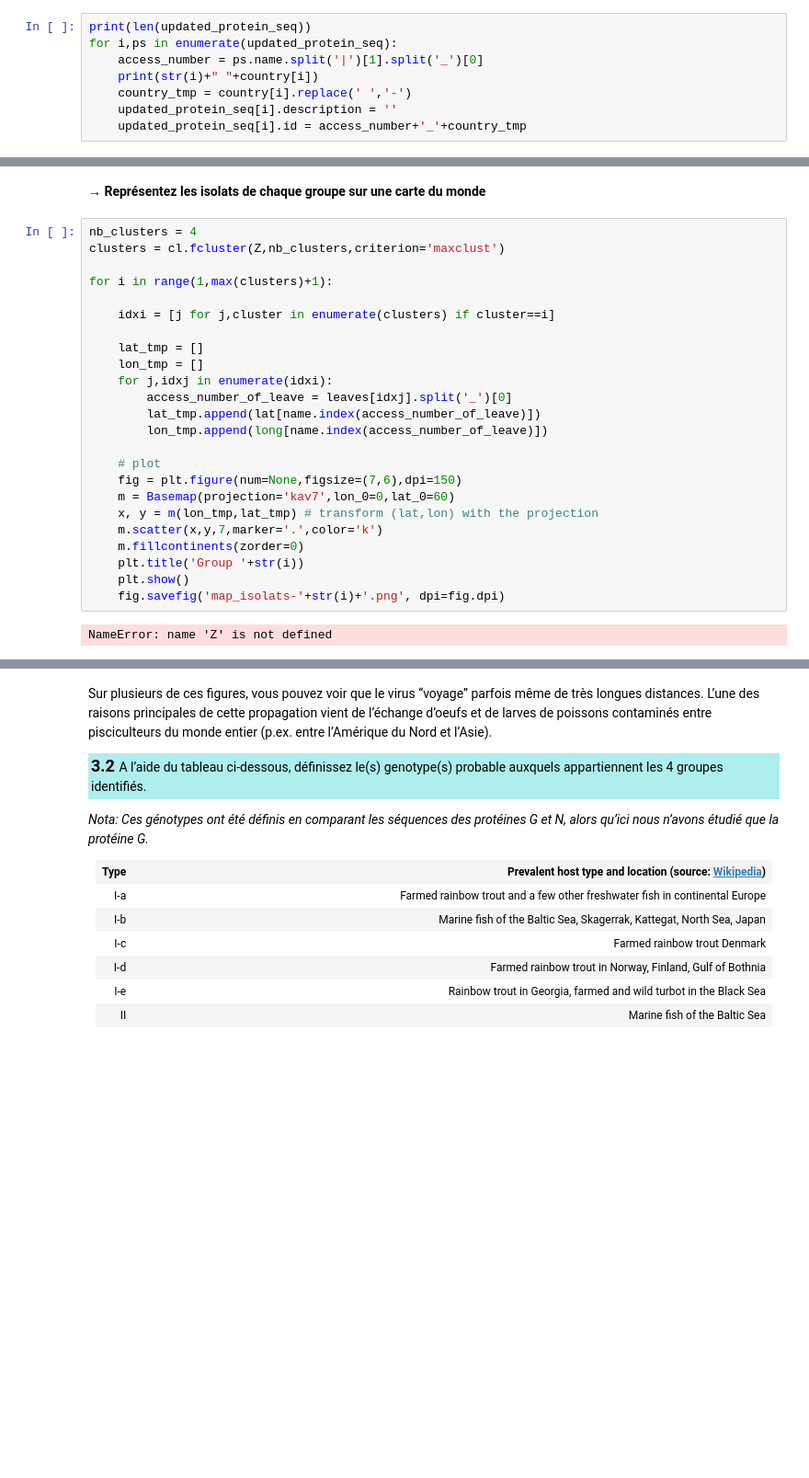
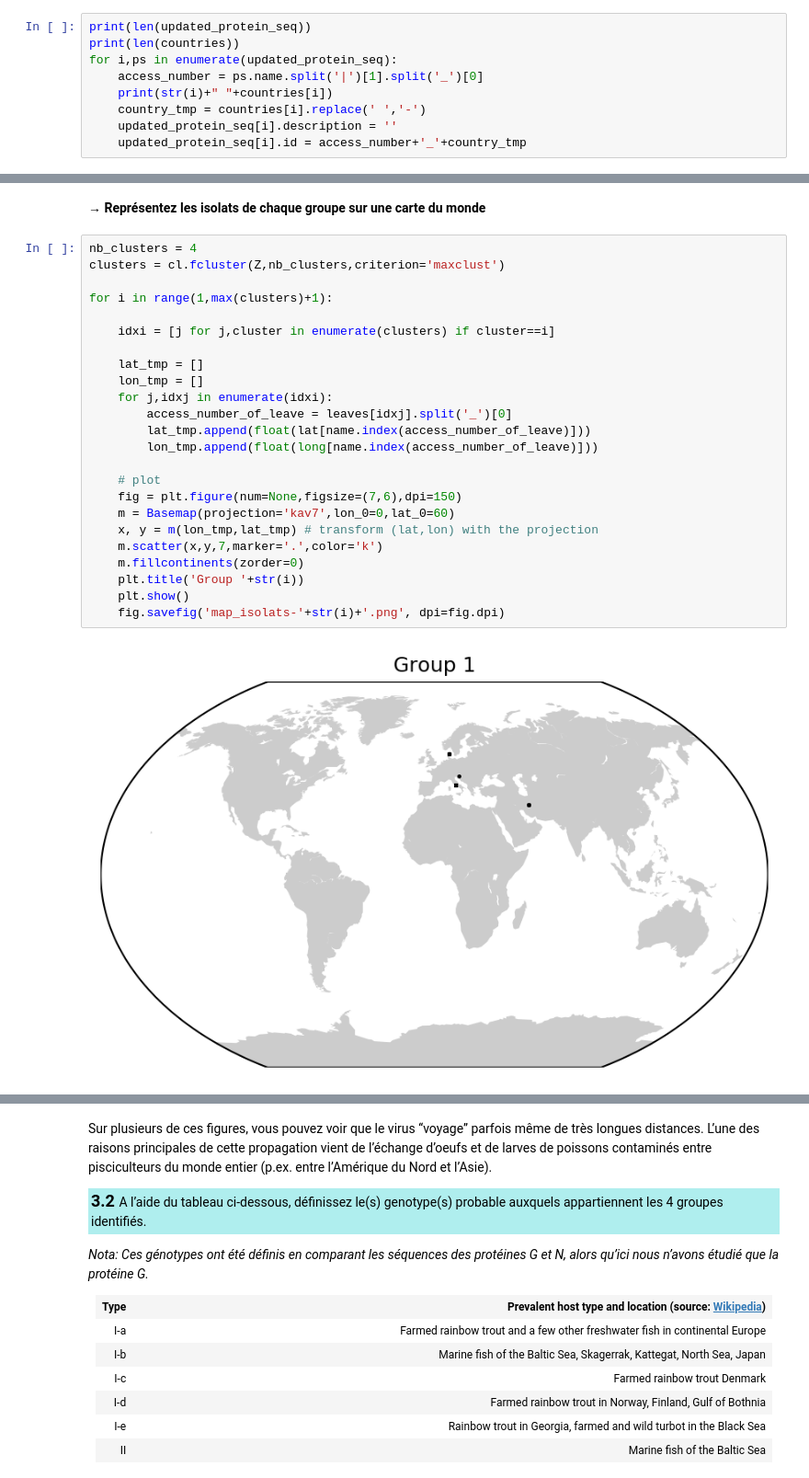
Before and after one commit to Laykel/BBC-Lab3, a Jupyter notebook: Labo-2_BBC-2020.ipynb, the cells around one changed output, grey strips where cells are left out. Shown at 92% size. Saved outputs shown, nothing was run; the diff lists cells and outputs as text; blank space fills up the shorter version.

```diff
--- a/Labo-2_BBC-2020.ipynb
+++ b/Labo-2_BBC-2020.ipynb
@@ -402,10 +404,11 @@ n=1..1524] [gbkey=CDS]',
 <b>→ Maintenant que vous avez les séquences du gène G uniquement, remplacez l'id par le numéro d'accès et le nom du pays source (ceci facilitera les analyses par la suite).</b>
 # %%
 print(len(updated_protein_seq))
+print(len(countries))
 for i,ps in enumerate(updated_protein_seq):
     access_number = ps.name.split('|')[1].split('_')[0]
-    print(str(i)+" "+country[i])
-    country_tmp = country[i].replace(' ','-')
+    print(str(i)+" "+countries[i])
+    country_tmp = countries[i].replace(' ','-')
     updated_protein_seq[i].description = ''
     updated_protein_seq[i].id = access_number+'_'+country_tmp
 # %% [output]
@@ -543,26 +559,26 @@ ValueError: The number of observations cannot be determined on an empty distance
 # %%
 nb_clusters = 4
 clusters = cl.fcluster(Z,nb_clusters,criterion='maxclust')
 
 for i in range(1,max(clusters)+1):
 
     idxi = [j for j,cluster in enumerate(clusters) if cluster==i]
 
     lat_tmp = []
     lon_tmp = []
     for j,idxj in enumerate(idxi):
         access_number_of_leave = leaves[idxj].split('_')[0]
-        lat_tmp.append(lat[name.index(access_number_of_leave)])
-        lon_tmp.append(long[name.index(access_number_of_leave)])
+        lat_tmp.append(float(lat[name.index(access_number_of_leave)]))
+        lon_tmp.append(float(long[name.index(access_number_of_leave)]))
 
     # plot
     fig = plt.figure(num=None,figsize=(7,6),dpi=150)
     m = Basemap(projection='kav7',lon_0=0,lat_0=60)
     x, y = m(lon_tmp,lat_tmp) # transform (lat,lon) with the projection
     m.scatter(x,y,7,marker='.',color='k')
     m.fillcontinents(zorder=0)
     plt.title('Group '+str(i))
     plt.show()
     fig.savefig('map_isolats-'+str(i)+'.png', dpi=fig.dpi)
 # %% [output]
-NameError: name 'Z' is not defined
+[figure, added]
```
Also changed, not shown: parts of 23 cells of this notebook, 10 other files.
